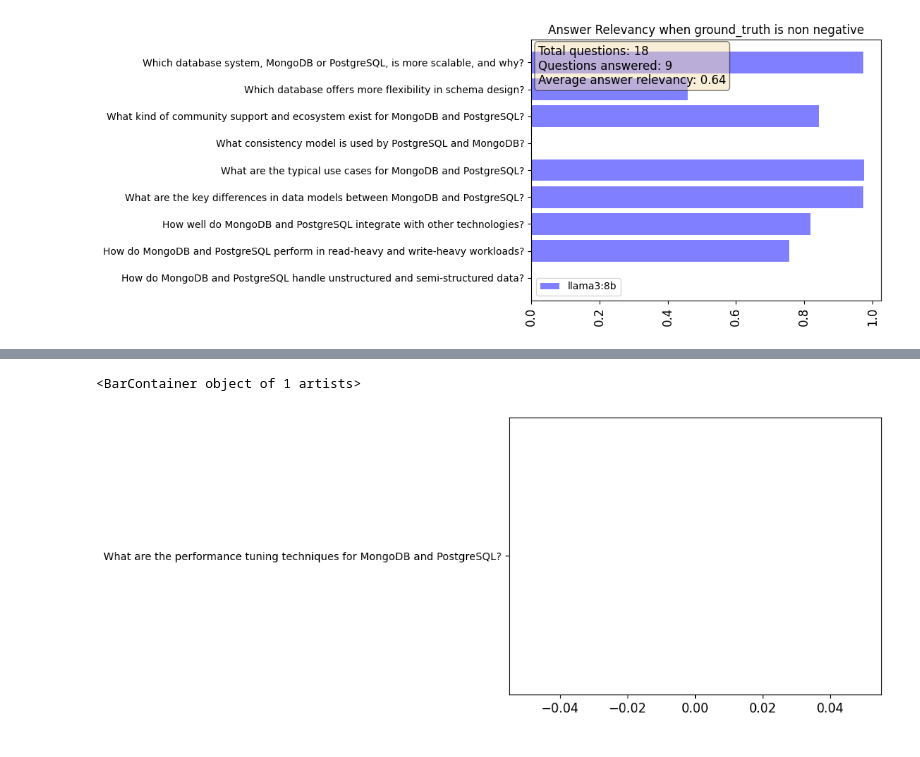
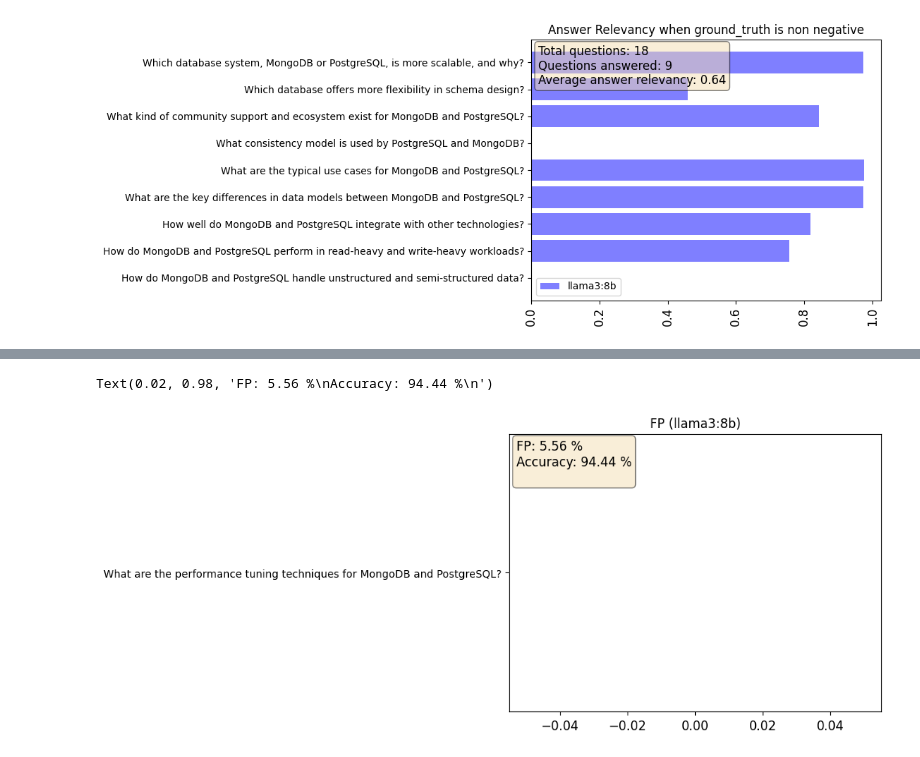
Before and after one commit to HarshitMishra76/vector-db-test, a Jupyter notebook: metrics.ipynb, the cells around one changed output, grey strips where cells are left out. Saved outputs shown, nothing was run; the diff lists cells and outputs as text; code cells hidden in the pictures.

```diff
--- a/metrics.ipynb
+++ b/metrics.ipynb
@@ -6,8 +6,9 @@ vector_store = ChromaDB
 import pandas as pd
 import matplotlib.pyplot as plt
 # %%
-data_1 = pd.read_csv('./Results/LLM-testing/Medium-articles-training/chroma/result.csv')
-# data_2 = pd.read_csv('./Results/LLM-testing/result-4/result-4.csv')
+metrics_llama3_8b = pd.read_csv('./Results/LLM-testing/Medium-articles-training/llama3-8b/result.csv')
+metrics_mistral_7b = pd.read_csv('./Results/LLM-testing/Medium-articles-training/mistral-7b/result.csv')
 
-total_questions = len(data_1)
+total_questions_llama3_8b = len(metrics_llama3_8b)
+total_questions_mistral_7b = len(metrics_mistral_7b)
 # %%
@@ -72,12 +121,19 @@ Text(0.5, 1.0, 'Answer Relevancy when ground_truth is non negative')
 # %%
 # Filter to keep rows where the ground_truth column contains "I don't have an answer"
-fp_candidates = data_1[data_1['ground_truth'].str.contains("I don't have an answer", case=False, na=False)]
+fp_candidates = metrics_llama3_8b[metrics_llama3_8b['ground_truth'].str.contains("I don't have an answer", case=False, na=False)]
 
 # Further filter to get rows where answer does not contain "I don't have an answer"
 fp = fp_candidates[~fp_candidates['answer'].str.contains("I don't have an answer", case=False, na=False)]
 
 # Display the False Positives (questions where ground_truth says "I don't have an answer" but the answer has some content)
 plt.barh(fp['question'] , fp['answer_relevancy'], fc=(0,0,1,0.5))
+plt.title("FP (llama3:8b)")
+fp_percentage = (len(fp)/total_questions_llama3_8b)* 100
+stats_text = (
+    f"FP: {fp_percentage:.2f} %\n"
+    f"Accuracy: {100 - fp_percentage:.2f} %\n"
+)
+plt.gca().text(0.02, 0.98, stats_text, transform=plt.gca().transAxes, fontsize=12, verticalalignment='top', bbox=dict(boxstyle='round', facecolor='wheat', alpha=0.5))
 # %% [output]
-<BarContainer object of 1 artists>
+Text(0.02, 0.98, 'FP: 5.56 %\nAccuracy: 94.44 %\n')
-[figure, old version]
+[figure, new version]
```
Also changed, not shown: parts of 8 cells of this notebook, 4 other files.
